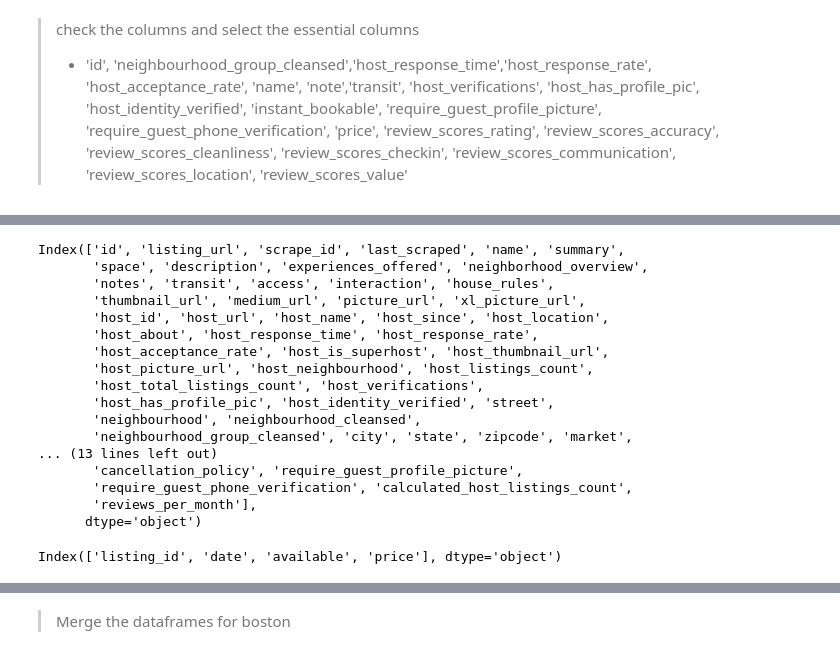
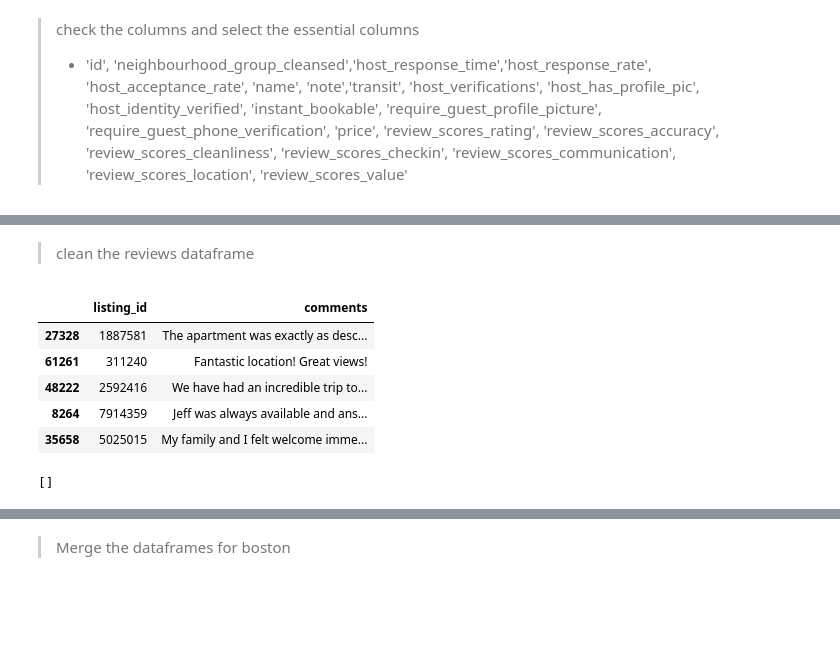
Before and after one commit to GinnCheng/Proj-Kaggle-Airbnb, a Jupyter notebook: main_script.ipynb, the cells around one changed output, grey strips where cells are left out. Saved outputs shown, nothing was run; the diff lists cells and outputs as text; code cells hidden in the pictures; blank space fills up the shorter version.

Commit message:
chore: work on the main script
description:
-normal work on the main script

```diff
--- a/main_script.ipynb
+++ b/main_script.ipynb
@@ -147,24 +84,14 @@ Index(['listing_id', 'id', 'date', 'reviewer_id', 'reviewer_name', 'comments'],
-# %%
-dict_bs['listings'].columns
-# %% [output]
-Index(['id', 'listing_url', 'scrape_id', 'last_scraped', 'name', 'summary',
-       'space', 'description', 'experiences_offered', 'neighborhood_overview',
-       'notes', 'transit', 'access', 'interaction', 'house_rules',
-       'thumbnail_url', 'medium_url', 'picture_url', 'xl_picture_url',
-       'host_id', 'host_url', 'host_name', 'host_since', 'host_location',
-       'host_about', 'host_response_time', 'host_response_rate',
-       'host_acceptance_rate', 'host_is_superhost', 'host_thumbnail_url',
-       'host_picture_url', 'host_neighbourhood', 'host_listings_count',
-       'host_total_listings_count', 'host_verifications',
-       'host_has_profile_pic', 'host_identity_verified', 'street',
-       'neighbourhood', 'neighbourhood_cleansed',
-       'neighbourhood_group_cleansed', 'city', 'state', 'zipcode', 'market',
-... (13 lines left out)
-       'cancellation_policy', 'require_guest_profile_picture',
-       'require_guest_phone_verification', 'calculated_host_listings_count',
-       'reviews_per_month'],
-      dtype='object')
-# %%
-dict_bs['calendar'].columns
-# %% [output]
-Index(['listing_id', 'date', 'available', 'price'], dtype='object')
+# %% [markdown]
+> clean the reviews dataframe
+# %%
+drop_colns = ['id','reviewer_id', 'reviewer_name', 'date']
+dict_bs['reviews'].drop(columns=drop_colns, inplace=True)
+dict_sa['reviews'].drop(columns=drop_colns, inplace=True)
+dict_bs['reviews'].sample(5)
+# %% [output]
+|  | listing_id | comments |
+| 27328 | 1887581 | The apartment was exactly as desc... |
+| 61261 | 311240 | Fantastic location! Great views! |
+| 48222 | 2592416 | We have had an incredible trip to... |
+| 8264 | 7914359 | Jeff was always available and ans... |
+| 35658 | 5025015 | My family and I felt welcome imme... |
@@ -170,0 +144,4 @@ Index(['listing_id', 'date', 'available', 'price'], dtype='object')
+# %%
+comments_bs
+# %% [output]
+[]
```
Also changed, not shown: parts of 22 cells of this notebook.
